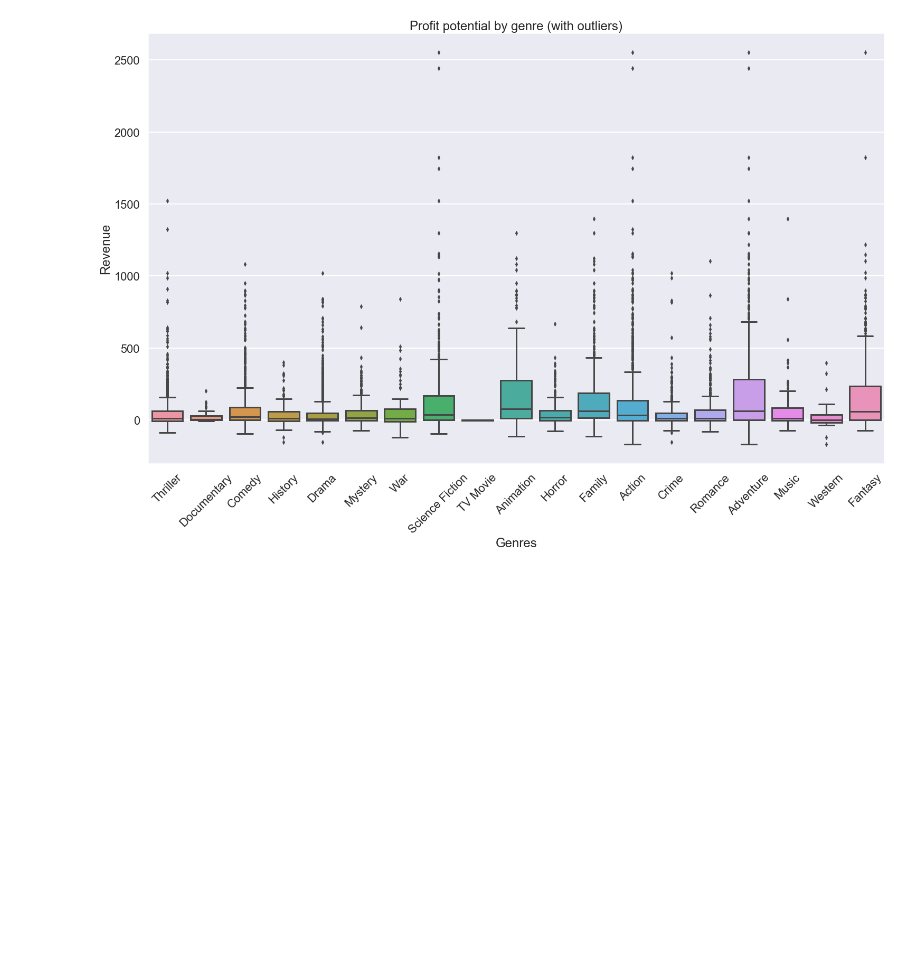
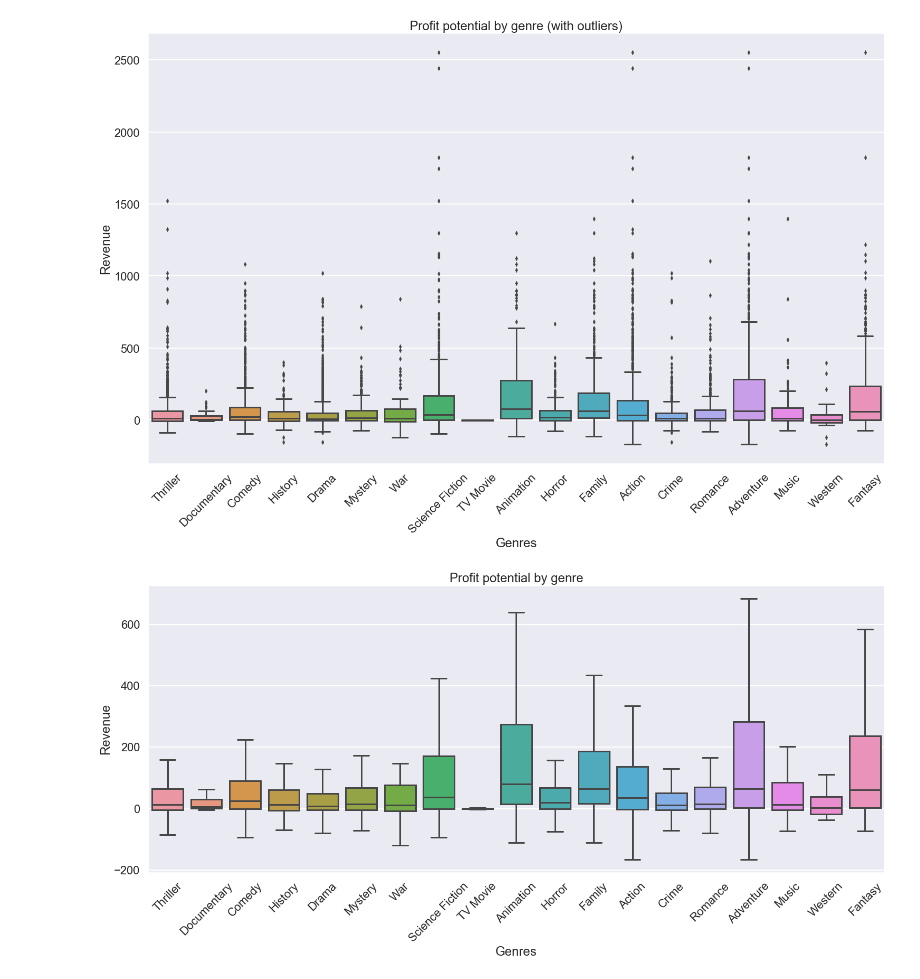
Before and after one commit to LeDorean/MovieDB_market_analysis, a Jupyter notebook: Untitled1.ipynb, the cells around one changed output. Saved outputs shown, nothing was run; the diff lists cells and outputs as text; code cells hidden in the pictures; blank space fills up the shorter version.

Commit message:
genre distribution without outliers added

```diff
--- a/Untitled1.ipynb
+++ b/Untitled1.ipynb
@@ -279,3 +279,14 @@ boxplot.set_xticklabels(boxplot.get_xticklabels(), rotation=45);
 plt.show()
 # %% [output]
 [figure]
+# %%
+#plotting figure without outliers
+plt.figure(figsize=(25,10))
+sns.set_context('poster')
+boxplot2=sns.boxplot(data=main_list,showfliers=False)
+boxplot2.set(xlabel='Genres',ylabel='Revenue',title='Profit potential by genre')
+plt.xticks(ticks=range(0,19),labels=unique_list)
+boxplot2.set_xticklabels(boxplot2.get_xticklabels(), rotation=45);
+plt.show()
+# %% [output]
+[figure, added]
```
